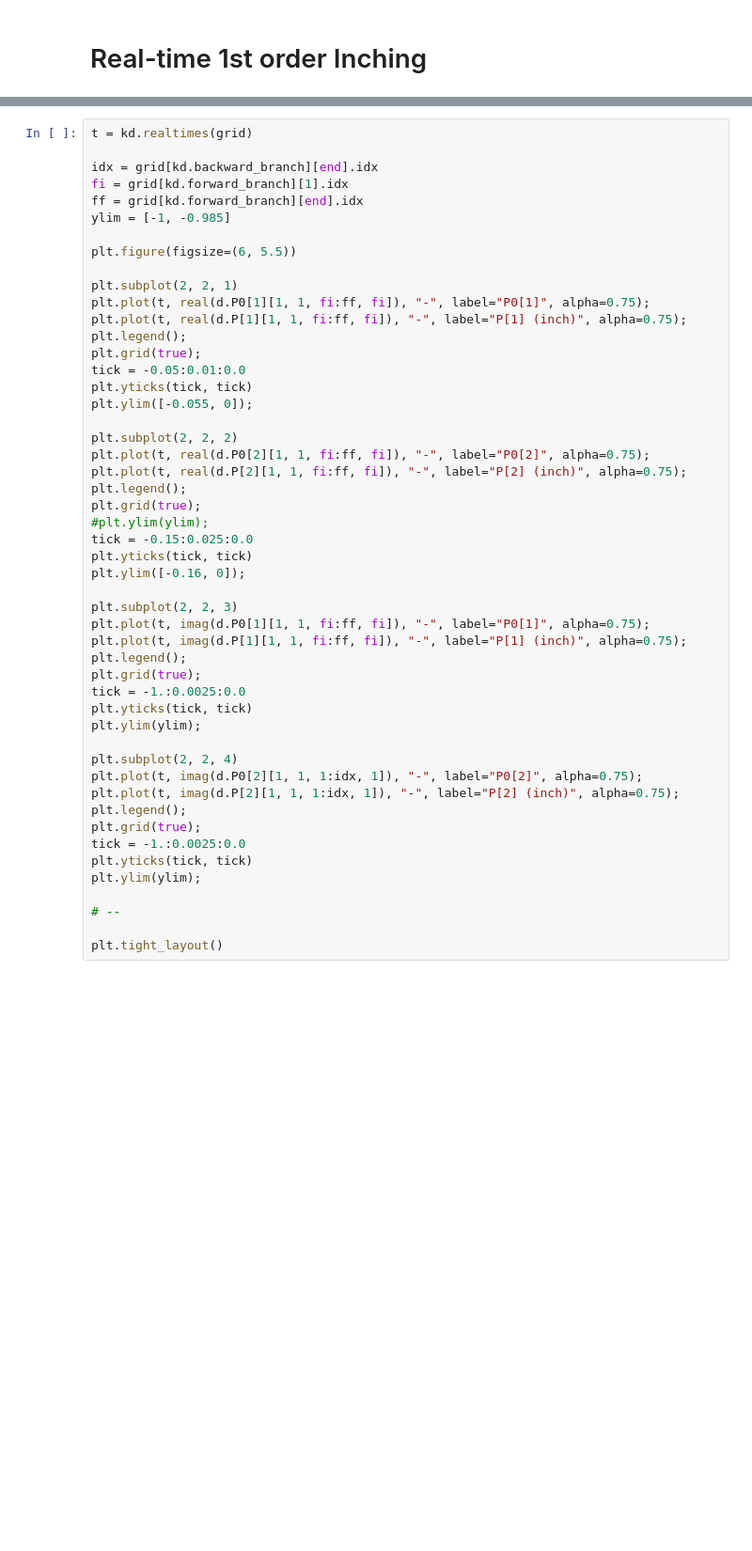
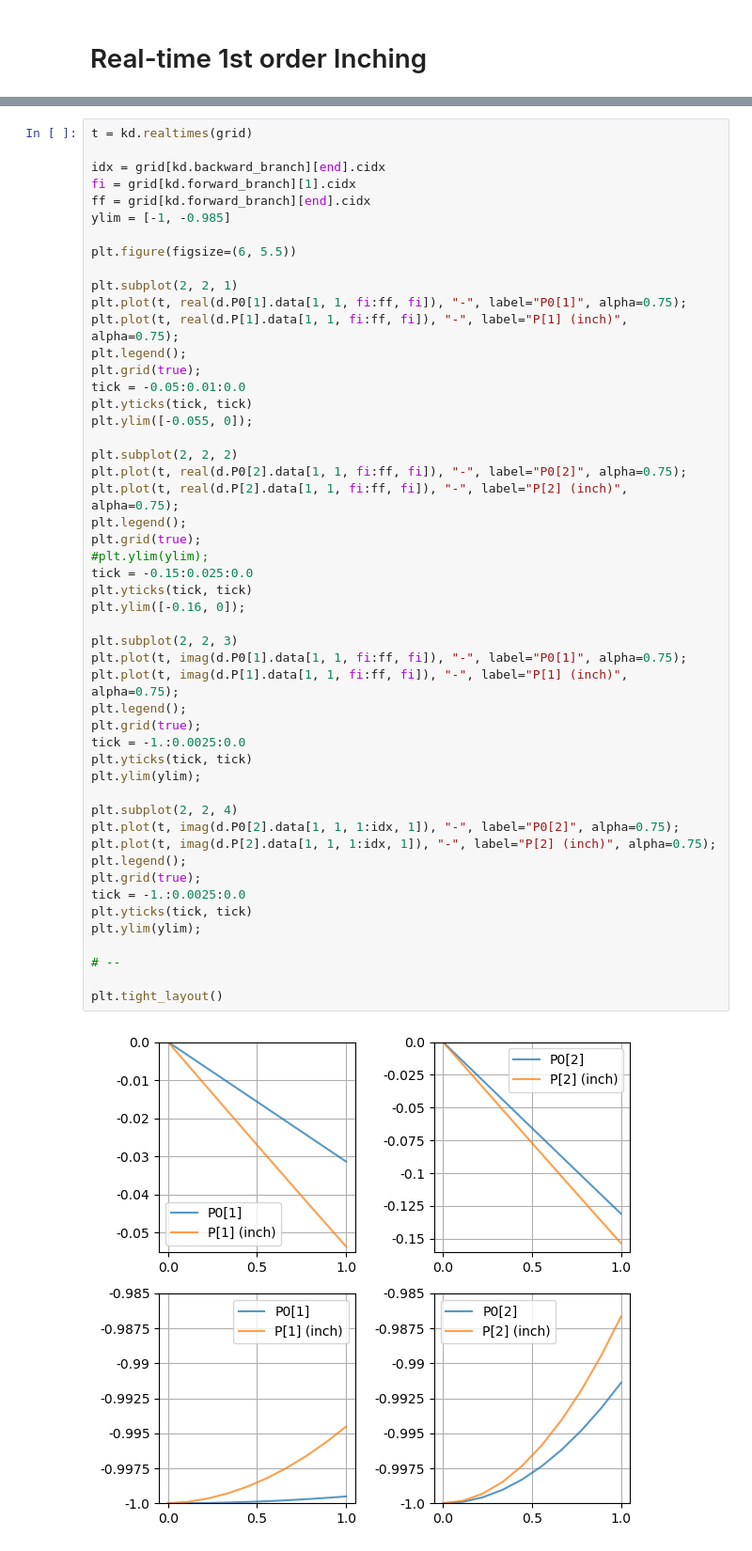
Before and after one commit to krivenko/QInchworm.jl, a Jupyter notebook: experiments/First order inch.ipynb, the cells around one changed output, grey strips where cells are left out. Shown at 94% size. Saved outputs shown, nothing was run; the diff lists cells and outputs as text; blank space fills up the shorter version.

```diff
--- a/experiments/First order inch.ipynb
+++ b/experiments/First order inch.ipynb
@@ -418,53 +449,55 @@ ff = grid[kd.forward_branch][end].idx
 # %%
 t = kd.realtimes(grid)
 
-idx = grid[kd.backward_branch][end].idx
-fi = grid[kd.forward_branch][1].idx
-ff = grid[kd.forward_branch][end].idx
+idx = grid[kd.backward_branch][end].cidx
+fi = grid[kd.forward_branch][1].cidx
+ff = grid[kd.forward_branch][end].cidx
 ylim = [-1, -0.985]
 
 plt.figure(figsize=(6, 5.5))
 
 plt.subplot(2, 2, 1)
-plt.plot(t, real(d.P0[1][1, 1, fi:ff, fi]), "-", label="P0[1]", alpha=0.75);
-plt.plot(t, real(d.P[1][1, 1, fi:ff, fi]), "-", label="P[1] (inch)", alpha=0.75);
+plt.plot(t, real(d.P0[1].data[1, 1, fi:ff, fi]), "-", label="P0[1]", alpha=0.75);
+plt.plot(t, real(d.P[1].data[1, 1, fi:ff, fi]), "-", label="P[1] (inch)", alpha=0.75);
 plt.legend();
 plt.grid(true);
 tick = -0.05:0.01:0.0
 plt.yticks(tick, tick)
 plt.ylim([-0.055, 0]);
 
 plt.subplot(2, 2, 2)
-plt.plot(t, real(d.P0[2][1, 1, fi:ff, fi]), "-", label="P0[2]", alpha=0.75);
-plt.plot(t, real(d.P[2][1, 1, fi:ff, fi]), "-", label="P[2] (inch)", alpha=0.75);
+plt.plot(t, real(d.P0[2].data[1, 1, fi:ff, fi]), "-", label="P0[2]", alpha=0.75);
+plt.plot(t, real(d.P[2].data[1, 1, fi:ff, fi]), "-", label="P[2] (inch)", alpha=0.75);
 plt.legend();
 plt.grid(true);
 #plt.ylim(ylim);
 tick = -0.15:0.025:0.0
 plt.yticks(tick, tick)
 plt.ylim([-0.16, 0]);
 
 plt.subplot(2, 2, 3)
-plt.plot(t, imag(d.P0[1][1, 1, fi:ff, fi]), "-", label="P0[1]", alpha=0.75);
-plt.plot(t, imag(d.P[1][1, 1, fi:ff, fi]), "-", label="P[1] (inch)", alpha=0.75);
+plt.plot(t, imag(d.P0[1].data[1, 1, fi:ff, fi]), "-", label="P0[1]", alpha=0.75);
+plt.plot(t, imag(d.P[1].data[1, 1, fi:ff, fi]), "-", label="P[1] (inch)", alpha=0.75);
 plt.legend();
 plt.grid(true);
 tick = -1.:0.0025:0.0
 plt.yticks(tick, tick)
 plt.ylim(ylim);
 
 plt.subplot(2, 2, 4)
-plt.plot(t, imag(d.P0[2][1, 1, 1:idx, 1]), "-", label="P0[2]", alpha=0.75);
-plt.plot(t, imag(d.P[2][1, 1, 1:idx, 1]), "-", label="P[2] (inch)", alpha=0.75);
+plt.plot(t, imag(d.P0[2].data[1, 1, 1:idx, 1]), "-", label="P0[2]", alpha=0.75);
+plt.plot(t, imag(d.P[2].data[1, 1, 1:idx, 1]), "-", label="P[2] (inch)", alpha=0.75);
 plt.legend();
 plt.grid(true);
 tick = -1.:0.0025:0.0
 plt.yticks(tick, tick)
 plt.ylim(ylim);
 
 # --
 
 plt.tight_layout()
+# %% [output]
+[figure, added]
 # %%
 plt.figure(figsize=(6, 3))
 
```
Also changed, not shown: parts of 13 cells of this notebook.
